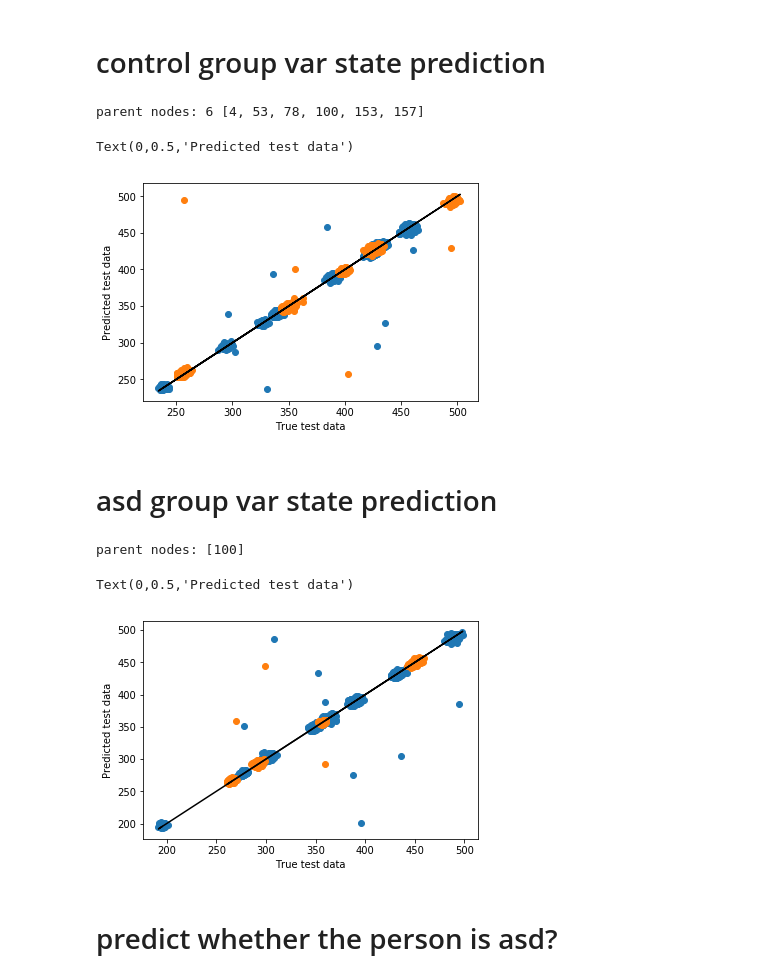
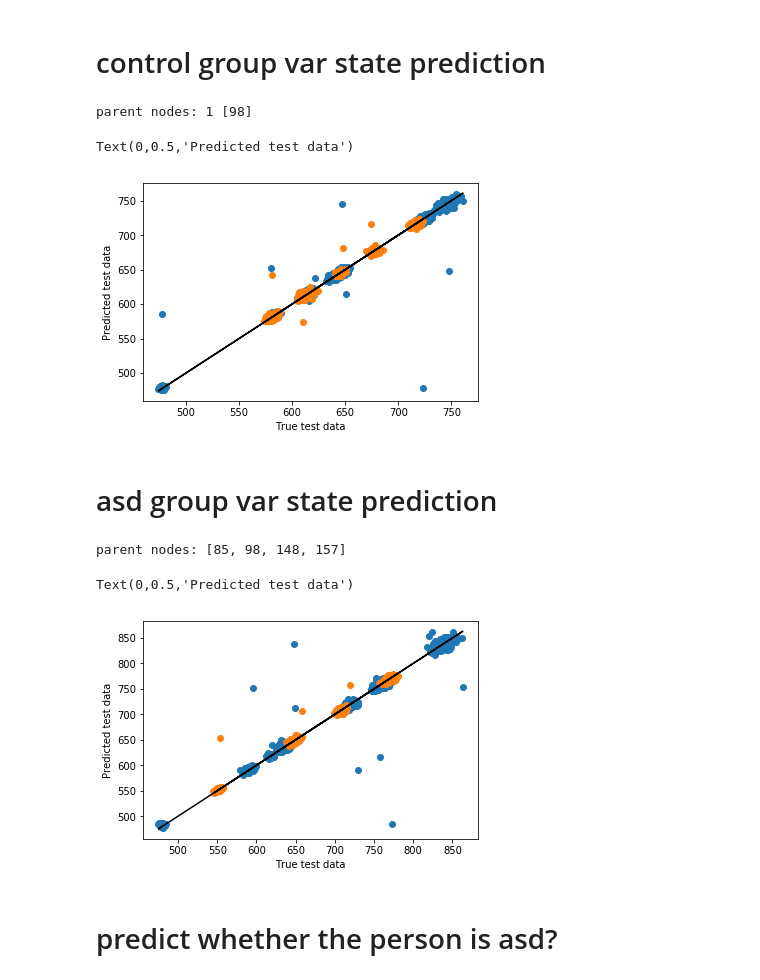
Before and after one commit to realmoment2017/finalproject, a Jupyter notebook: structure_learning_ParCorr.ipynb, the cells around one changed output. Saved outputs shown, nothing was run; the diff lists cells and outputs as text; code cells hidden in the pictures.

```diff
--- a/structure_learning_ParCorr.ipynb
+++ b/structure_learning_ParCorr.ipynb
@@ -120,7 +120,7 @@ running time: 67.3931629658
 # %% [markdown]
 # control group var state prediction
 # %%
-child_node = 100
+child_node = 98
 
 t_1 = control_link_matrix[:,child_node][:,1]
 parent_node = [idx for idx in range(t_1.shape[0]) if t_1[idx]==True]
@@ -145,40 +145,40 @@ plt.plot(y_test.reshape(-1), y_test.reshape(-1), 'k-')
 plt.xlabel('True test data')
 plt.ylabel('Predicted test data')
 # %% [output]
-parent nodes: 6 [4, 53, 78, 100, 153, 157]
+parent nodes: 1 [98]
 Text(0,0.5,'Predicted test data')
-[figure, old version]
+[figure, new version]
 # %% [markdown]
 # asd group var state prediction
 # %%
-child_node = 100
+child_node = 98
 
 t_1 = asd_link_matrix[:,child_node][:,1]
 parent_node = [idx for idx in range(t_1.shape[0]) if t_1[idx]==True]
 print "parent nodes:", parent_node
 
 X_train = asd_training_data[:,parent_node][:-1]
 y_train = asd_training_data[:,child_node][1:]
 
 reg = LinearRegression().fit(X_train, y_train)
 
 plt.scatter(y_train.reshape(-1), (X_train.dot(reg.coef_.reshape(-1,1))+reg.intercept_))
 plt.plot(y_train.reshape(-1), y_train.reshape(-1), 'k-')
 plt.xlabel('True test data')
 plt.ylabel('Predicted test data')
 
 
 X_test = asd_testing_data[:,parent_node][:-1]
 y_test = asd_testing_data[:,child_node][1:]
 
 plt.scatter(y_test.reshape(-1), (X_test.dot(reg.coef_.reshape(-1,1))+reg.intercept_))
 plt.plot(y_test.reshape(-1), y_test.reshape(-1), 'k-')
 plt.xlabel('True test data')
 plt.ylabel('Predicted test data')
 # %% [output]
-parent nodes: [100]
+parent nodes: [85, 98, 148, 157]
 Text(0,0.5,'Predicted test data')
-[figure, old version]
+[figure, new version]
 # %% [markdown]
 # predict whether the person is asd?
 # %%
```
Also changed, not shown: parts of 2 cells of this notebook.
